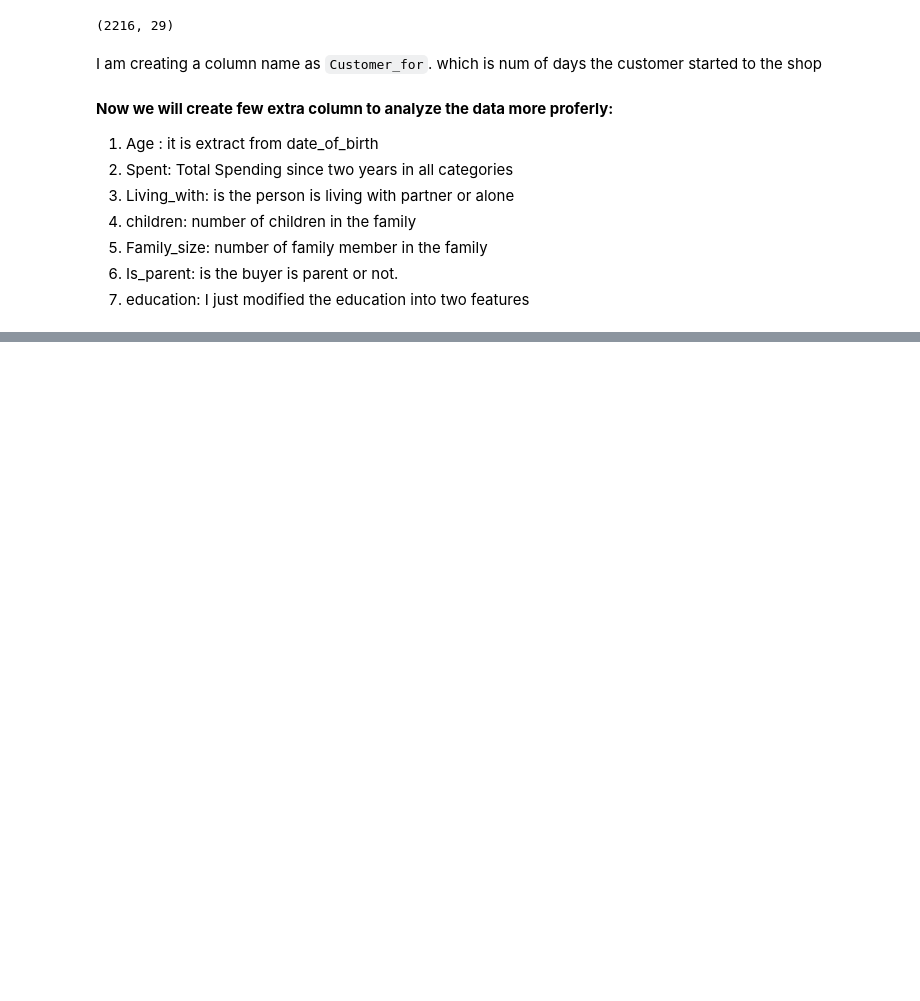
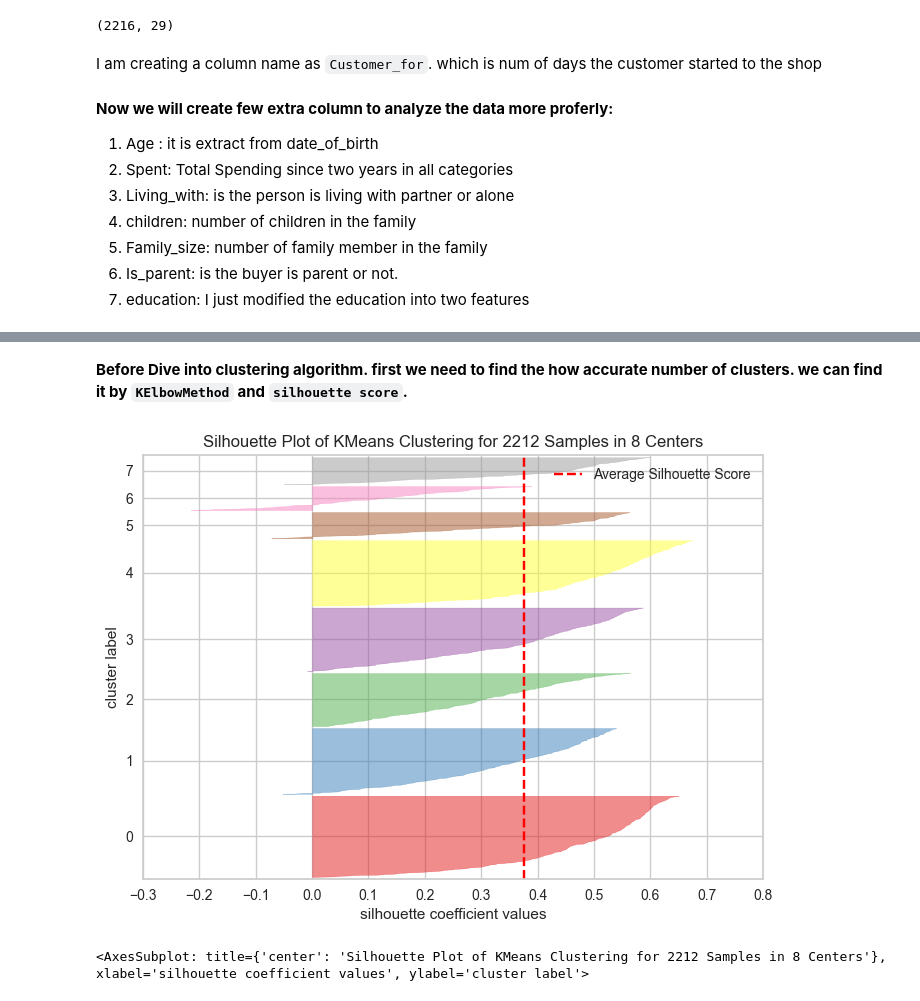
Before and after one commit to Masum181/Customer-Segmentation, a Jupyter notebook: customer-segmentation.ipynb, the cells around one changed output, grey strips where cells are left out. Cells and saved outputs as stored; diff of their text form; code cells hidden in the pictures; blank space fills up the shorter version.

```diff
--- a/customer-segmentation.ipynb
+++ b/customer-segmentation.ipynb
@@ -87,0 +218,9 @@ data["Education"] = data["Education"].replace({"Basic": "UnderGraduate", "2n Cyc
+# %% [markdown]
+**Before Dive into clustering algorithm. first we need to find the how accurate number of clusters. we can find it by `KElbowMethod` and `silhouette score`.**
+# %%
+silhaut = SilhouetteVisualizer(KMeans(), k=10)
+silhaut.fit(pca_data)
+silhaut.show()
+# %% [output]
+[figure, added]
+<AxesSubplot: title={'center': 'Silhouette Plot of KMeans Clustering for 2212 Samples in 8 Centers'}, xlabel='silhouette coefficient values', ylabel='cluster label'>
```
Also changed, not shown: parts of 25 cells of this notebook.
